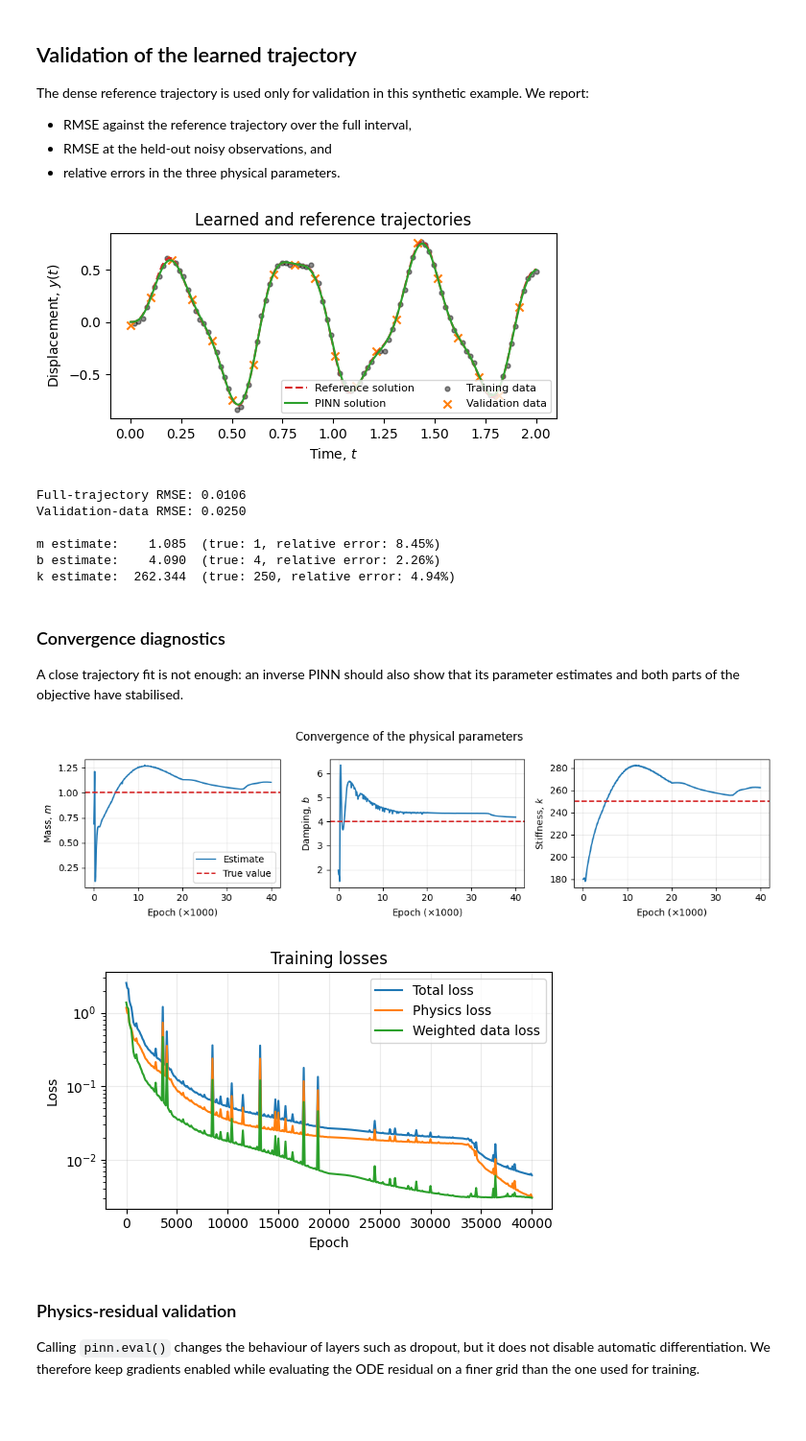
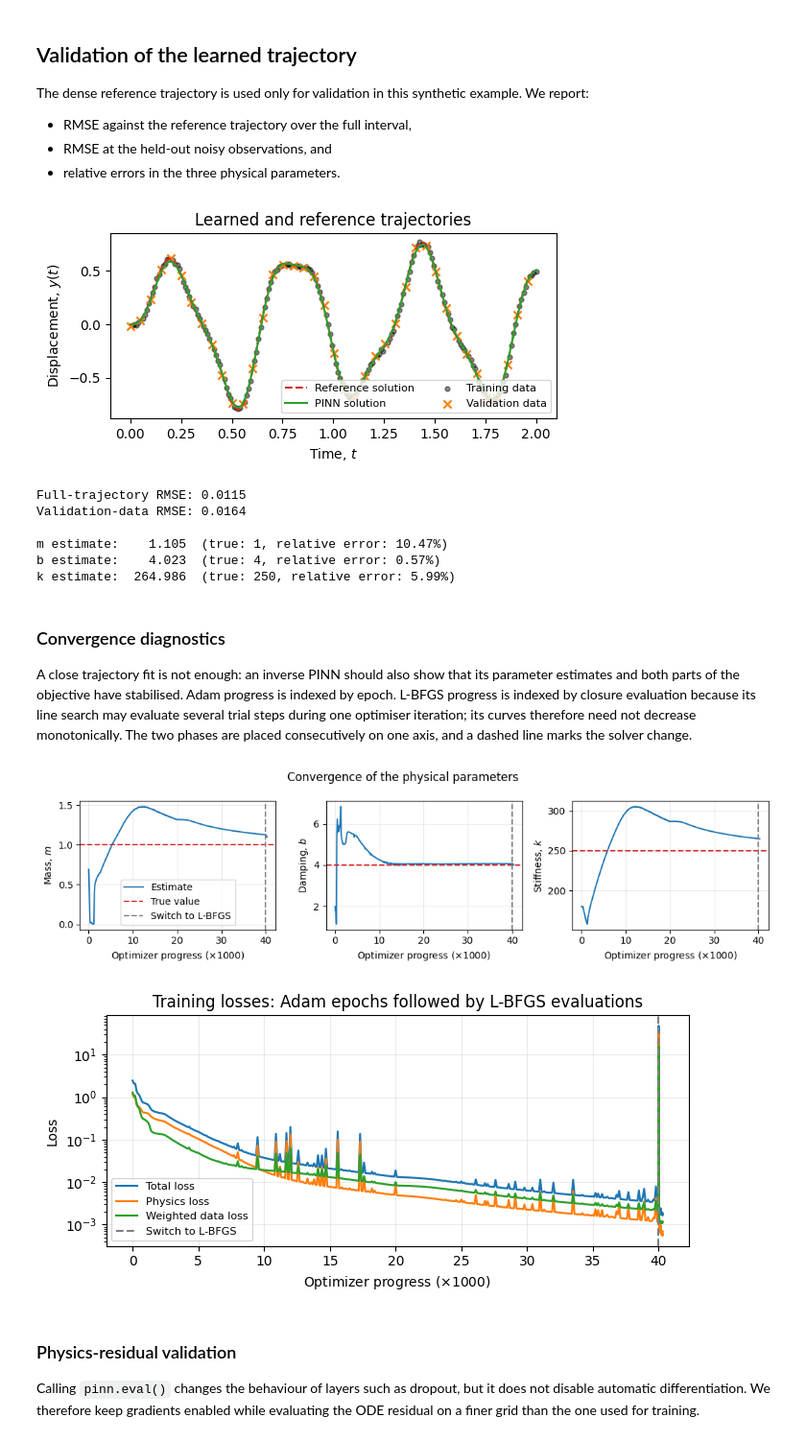
Before and after one commit to alphaville/EstimationTheoryNotebooks, a Jupyter notebook: 5_neural/2_pinn.ipynb, the cells around one changed output. Shown at 96% size. Drawn from its saved outputs; the diff is of its cells as text; code cells hidden in the pictures; blank space fills up the shorter version.

Commit message:
fine tuning of parameters

```diff
--- a/5_neural/2_pinn.ipynb
+++ b/5_neural/2_pinn.ipynb
@@ -85,8 +85,8 @@ torch.manual_seed(1)
 t_test = torch.linspace(0.0, t_final, 1001).view(-1, 1)
 y_exact = simulate_oscillator(t_test[:, 0], m_true, b_true, k_true, y0, v0)
 
-n_observations = 100
-noise_std = 0.02
+n_observations = 200
+noise_std = 0.01
 observation_indices = torch.linspace(0, t_test.shape[0] - 1, n_observations).int()
 t_obs = t_test[observation_indices]
 y_obs = y_exact[observation_indices] + noise_std * torch.randn_like(t_obs)
@@ -269,11 +269,12 @@ def pinn_loss(
         - forcing(t_physics)
     )
     loss_physics = torch.mean((residual / force_scale).square())
+    extra_initial_loss = residual[0].square()
 
     y_predicted = model(t_data)
     loss_data = torch.mean(((y_predicted - y_data) / response_scale).square())
 
-    total_loss = loss_physics + lambda_data * loss_data
+    total_loss = loss_physics + lambda_data * loss_data + 0.1 * extra_initial_loss
     return total_loss, loss_physics, loss_data
 # %% [markdown]
 ## PINN training
@@ -301,11 +302,11 @@ t_physics = torch.unique(
 ).view(-1, 1).requires_grad_(True)
 force_scale = torch.sqrt(torch.mean(forcing(t_physics.detach()).square()))
 response_scale = y_train.std()
-lambda_data = 1.2
+lambda_data = 1.1
 
 print(f"Physics collocation points: {t_physics.shape[0]}")
 
-n_epochs = 40000
+n_epochs = 80000
 log_every = 100
 
 optimiser = torch.optim.Adam([
@@ -313,7 +314,7 @@ optimiser = torch.optim.Adam([
     {"params": physical_parameters.parameters(), "lr": 2e-2},
 ])
 scheduler = torch.optim.lr_scheduler.MultiStepLR(
-    optimiser, milestones=[20000], gamma=0.2
+    optimiser, milestones=[20000, 50000], gamma=0.2
 )
 
 history = {
@@ -464,59 +489,75 @@ for name, (estimate, truth) in parameter_estimates.items():
         f"(true: {truth:g}, relative error: {relative_error:.2%})"
     )
 # %% [output]
-[figure, old version]
+[figure, new version]
-Full-trajectory RMSE: 0.0106
-Validation-data RMSE: 0.0250
+Full-trajectory RMSE: 0.0115
+Validation-data RMSE: 0.0164
 
-m estimate:    1.085  (true: 1, relative error: 8.45%)
-b estimate:    4.090  (true: 4, relative error: 2.26%)
-k estimate:  262.344  (true: 250, relative error: 4.94%)
+m estimate:    1.105  (true: 1, relative error: 10.47%)
+b estimate:    4.023  (true: 4, relative error: 0.57%)
+k estimate:  264.986  (true: 250, relative error: 5.99%)
 # %% [markdown]
 ### Convergence diagnostics
 
-A close trajectory fit is not enough: an inverse PINN should also show that its parameter estimates and both parts of the objective have stabilised.
+A close trajectory fit is not enough: an inverse PINN should also show that its parameter estimates and both parts of the objective have stabilised. Adam progress is indexed by epoch. L-BFGS progress is indexed by closure evaluation because its line search may evaluate several trial steps during one optimiser iteration; its curves therefore need not decrease monotonically. The two phases are placed consecutively on one axis, and a dashed line marks the solver change.
 # %%
+solver_switch = n_epochs
+adam_progress = np.asarray(history["epoch"])
+lbfgs_progress = solver_switch + np.asarray(lbfgs_history["evaluation"])
+optimizer_progress = np.concatenate((adam_progress, lbfgs_progress))
+progress_in_thousands = optimizer_progress / 1000
+switch_in_thousands = solver_switch / 1000
+
 fig, axes = plt.subplots(1, 3, figsize=(11, 3))
 
 parameter_results = [
     ("m", m_true, "Mass, $m$"),
     ("b", b_true, "Damping, $b$"),
     ("k", k_true, "Stiffness, $k$"),
 ]
 
 for axis, (name, true_value, label) in zip(axes, parameter_results):
-    axis.plot(
-        np.asarray(history["epoch"]) / 1000,
-        history[name],
-        label="Estimate",
-    )
+    parameter_history = np.concatenate((history[name], lbfgs_history[name]))
+    axis.plot(progress_in_thousands, parameter_history, label="Estimate")
     axis.axhline(
         true_value, linestyle="--", color="tab:red", label="True value"
     )
-    axis.set_xlabel(r"Epoch ($\times 1000$)")
+    axis.axvline(
+        switch_in_thousands, linestyle="--", color="gray",
+        label="Switch to L-BFGS",
+    )
+    axis.set_xlabel(r"Optimizer progress ($\times 1000$)")
     axis.set_ylabel(label)
     axis.grid(alpha=0.25)
 
 axes[0].legend()
 fig.suptitle("Convergence of the physical parameters")
 fig.tight_layout()
 plt.show()
 
-plt.figure(figsize=(6, 3.2))
-plt.semilogy(history["epoch"], history["total"], label="Total loss")
-plt.semilogy(history["epoch"], history["physics"], label="Physics loss")
-plt.semilogy(
-    history["epoch"], history["data"], label="Weighted data loss"
+plt.figure(figsize=(7, 3.4))
+for name, label in (
+    ("total", "Total loss"),
+    ("physics", "Physics loss"),
+    ("data", "Weighted data loss"),
+):
+    combined_loss = np.concatenate((history[name], lbfgs_history[name]))
+    plt.semilogy(progress_in_thousands, combined_loss, label=label)
+
+plt.axvline(
+    switch_in_thousands, linestyle="--", color="gray",
+    label="Switch to L-BFGS",
 )
-plt.xlabel("Epoch")
+plt.xlabel(r"Optimizer progress ($\times 1000$)")
 plt.ylabel("Loss")
-plt.title("Training losses")
+plt.title("Training losses: Adam epochs followed by L-BFGS evaluations")
 plt.grid(alpha=0.25)
-plt.legend()
+plt.legend(fontsize=8)
+plt.tight_layout()
 plt.show()
 # %% [output]
-[figure, old version]
+[figure, new version]
-[figure, old version]
+[figure, new version]
 # %% [markdown]
 ### Physics-residual validation
 
```
Also changed, not shown: parts of 5 cells of this notebook.
